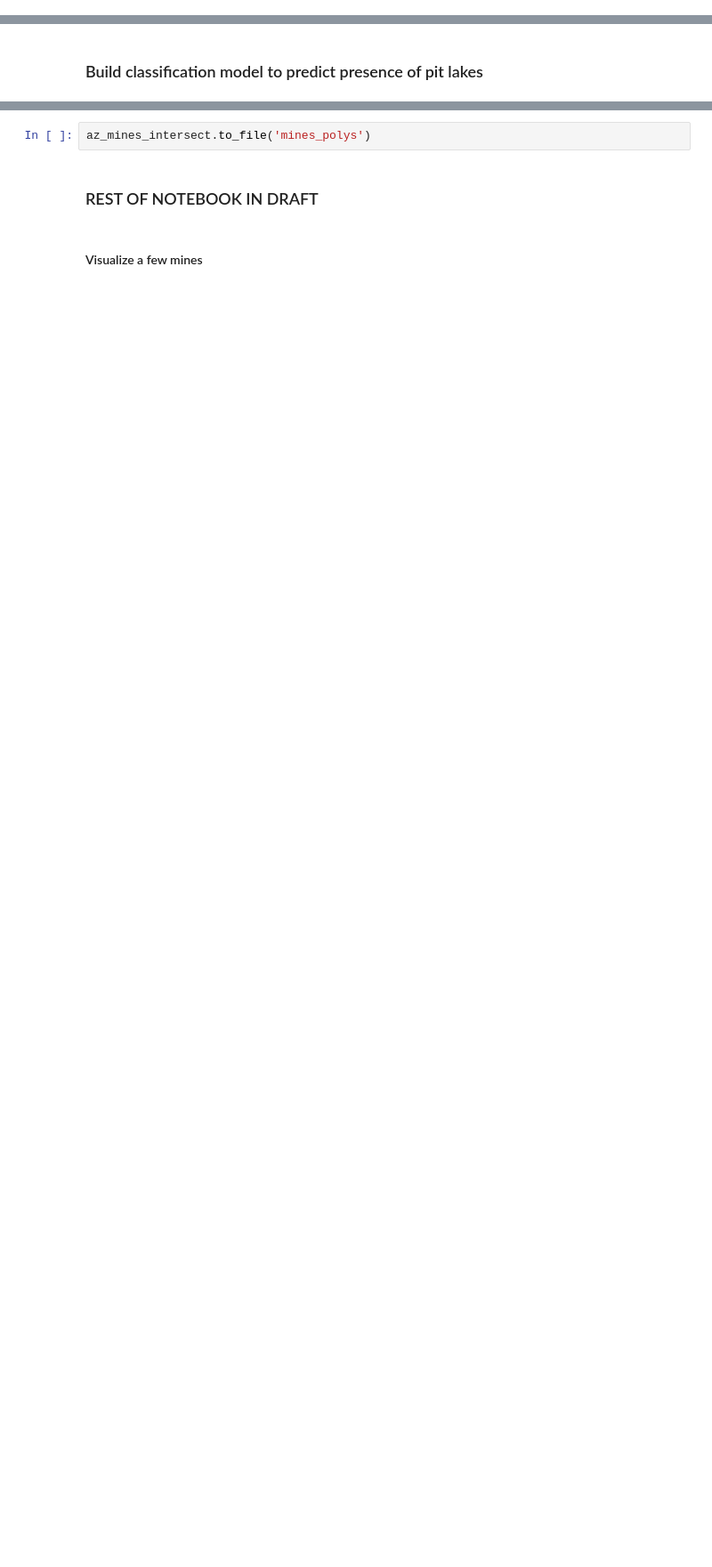
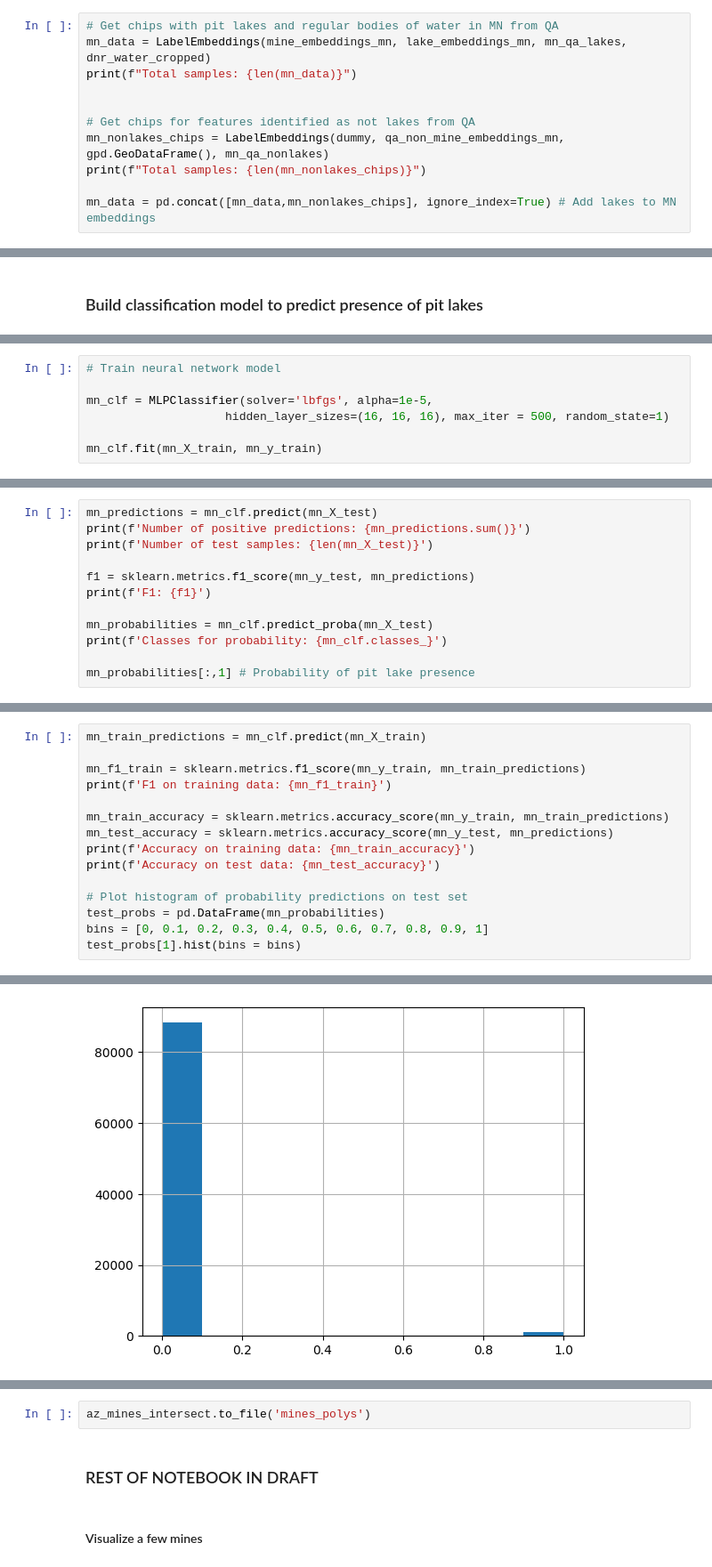
Before and after one commit to Ode-PBLLC/aquarry, a Jupyter notebook: mine_mapping.ipynb, the cells around one changed output, grey strips where cells are left out. Shown at 89% size. Drawn from its saved outputs; the diff is of its cells as text; blank space fills up the shorter version.

```diff
--- a/mine_mapping.ipynb
+++ b/mine_mapping.ipynb
@@ -397,0 +607,11 @@ Total samples:
+# %%
+# Get chips with pit lakes and regular bodies of water in MN from QA
+mn_data = LabelEmbeddings(mine_embeddings_mn, lake_embeddings_mn, mn_qa_lakes, dnr_water_cropped)
+print(f"Total samples: {len(mn_data)}")
+
+
+# Get chips for features identified as not lakes from QA
+mn_nonlakes_chips = LabelEmbeddings(dummy, qa_non_mine_embeddings_mn, gpd.GeoDataFrame(), mn_qa_nonlakes)
+print(f"Total samples: {len(mn_nonlakes_chips)}")
+
+mn_data = pd.concat([mn_data,mn_nonlakes_chips], ignore_index=True) # Add lakes to MN embeddings
@@ -537,0 +767,7 @@ def MarkSamples(data, polygons, pct):
+# %%
+# Train neural network model
+
+mn_clf = MLPClassifier(solver='lbfgs', alpha=1e-5,
+                    hidden_layer_sizes=(16, 16, 16), max_iter = 500, random_state=1)
+
+mn_clf.fit(mn_X_train, mn_y_train)
@@ -537,0 +777,12 @@ def MarkSamples(data, polygons, pct):
+# %%
+mn_predictions = mn_clf.predict(mn_X_test)
+print(f'Number of positive predictions: {mn_predictions.sum()}')
+print(f'Number of test samples: {len(mn_X_test)}')
+
+f1 = sklearn.metrics.f1_score(mn_y_test, mn_predictions)
+print(f'F1: {f1}')
+
+mn_probabilities = mn_clf.predict_proba(mn_X_test)
+print(f'Classes for probability: {mn_clf.classes_}')
+
+mn_probabilities[:,1] # Probability of pit lake presence
@@ -537,0 +804,16 @@ def MarkSamples(data, polygons, pct):
+# %%
+mn_train_predictions = mn_clf.predict(mn_X_train)
+
+mn_f1_train = sklearn.metrics.f1_score(mn_y_train, mn_train_predictions)
+print(f'F1 on training data: {mn_f1_train}')
+
+mn_train_accuracy = sklearn.metrics.accuracy_score(mn_y_train, mn_train_predictions)
+mn_test_accuracy = sklearn.metrics.accuracy_score(mn_y_test, mn_predictions)
+print(f'Accuracy on training data: {mn_train_accuracy}')
+print(f'Accuracy on test data: {mn_test_accuracy}')
+
+# Plot histogram of probability predictions on test set
+test_probs = pd.DataFrame(mn_probabilities)
+bins = [0, 0.1, 0.2, 0.3, 0.4, 0.5, 0.6, 0.7, 0.8, 0.9, 1]
+test_probs[1].hist(bins = bins)
+# %% [output]
@@ -537,0 +824 @@ def MarkSamples(data, polygons, pct):
+[figure, added]
```
Also changed, not shown: parts of 48 cells of this notebook.
